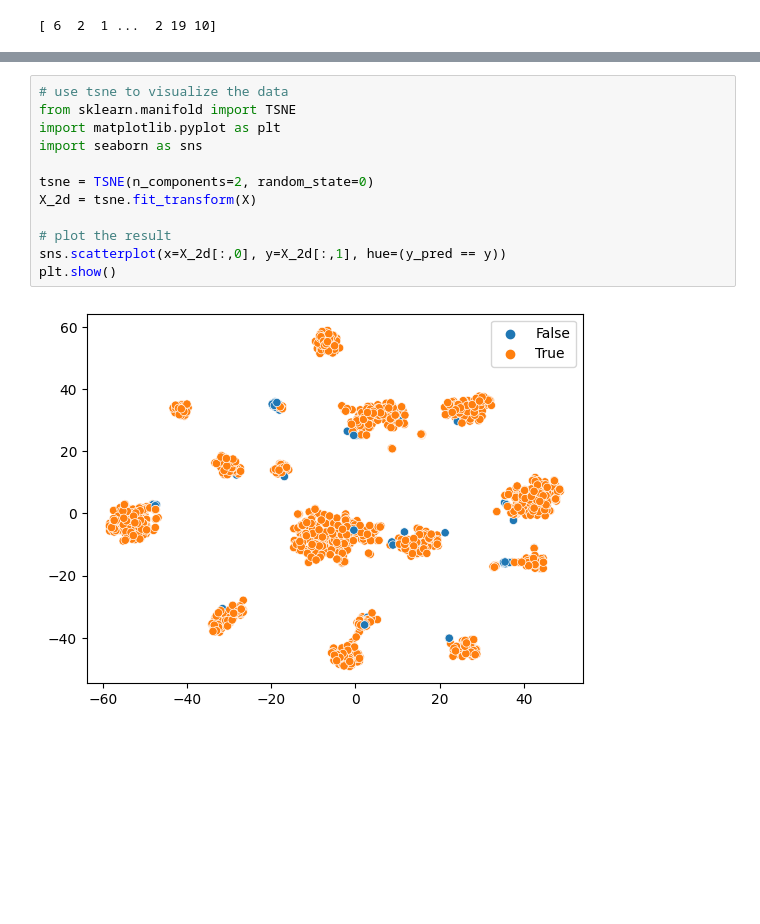
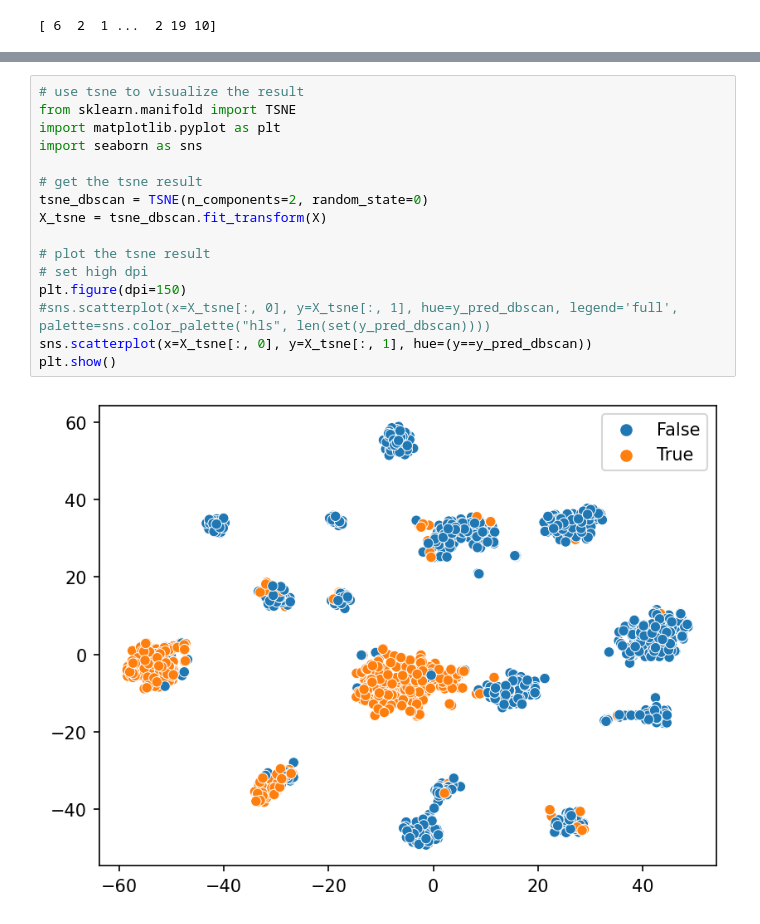
Before and after one commit to Motion115/ML-Labs, a Jupyter notebook: lab3/image_data/img_embedding_cluster.ipynb, the cells around one changed output, grey strips where cells are left out. Drawn from its saved outputs; the diff is of its cells as text; blank space fills up the shorter version.

```diff
--- a/lab3/image_data/img_embedding_cluster.ipynb
+++ b/lab3/image_data/img_embedding_cluster.ipynb
@@ -126,14 +149,18 @@ acc: 0.3519, prec: 0.2440, recall: 0.1773, fscore: 0.1672
 # %%
-# use tsne to visualize the data
+# use tsne to visualize the result
 from sklearn.manifold import TSNE
 import matplotlib.pyplot as plt
 import seaborn as sns
 
-tsne = TSNE(n_components=2, random_state=0)
-X_2d = tsne.fit_transform(X)
+# get the tsne result
+tsne_dbscan = TSNE(n_components=2, random_state=0)
+X_tsne = tsne_dbscan.fit_transform(X)
 
-# plot the result
-sns.scatterplot(x=X_2d[:,0], y=X_2d[:,1], hue=(y_pred == y))
+# plot the tsne result
+# set high dpi
+plt.figure(dpi=150)
+#sns.scatterplot(x=X_tsne[:, 0], y=X_tsne[:, 1], hue=y_pred_dbscan, legend='full', palette=sns.color_palette("hls", len(set(y_pred_dbscan))))
+sns.scatterplot(x=X_tsne[:, 0], y=X_tsne[:, 1], hue=(y==y_pred_dbscan))
 plt.show()
 # %% [output]
-[figure, old version]
+[figure, new version]
```
Also changed, not shown: parts of 4 cells of this notebook, 1 other file.
